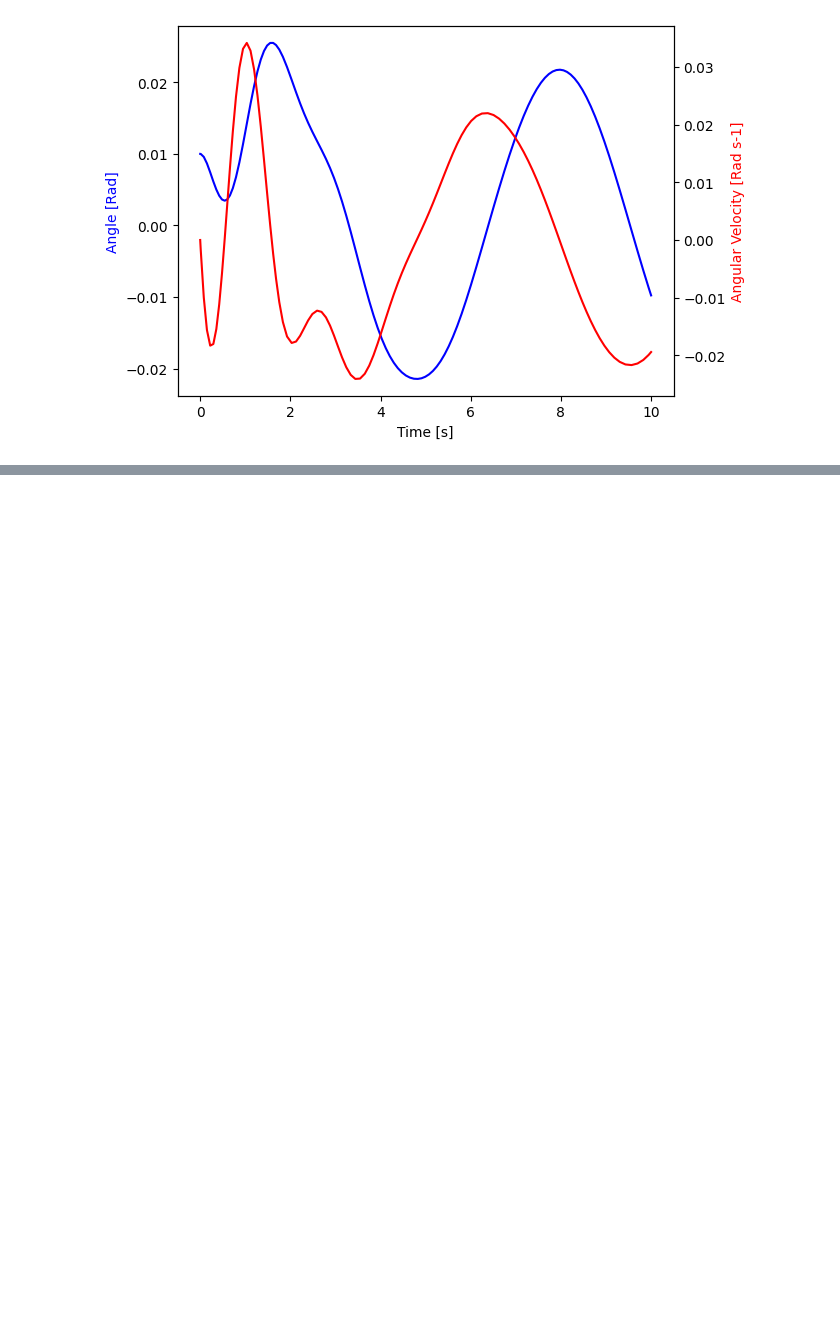
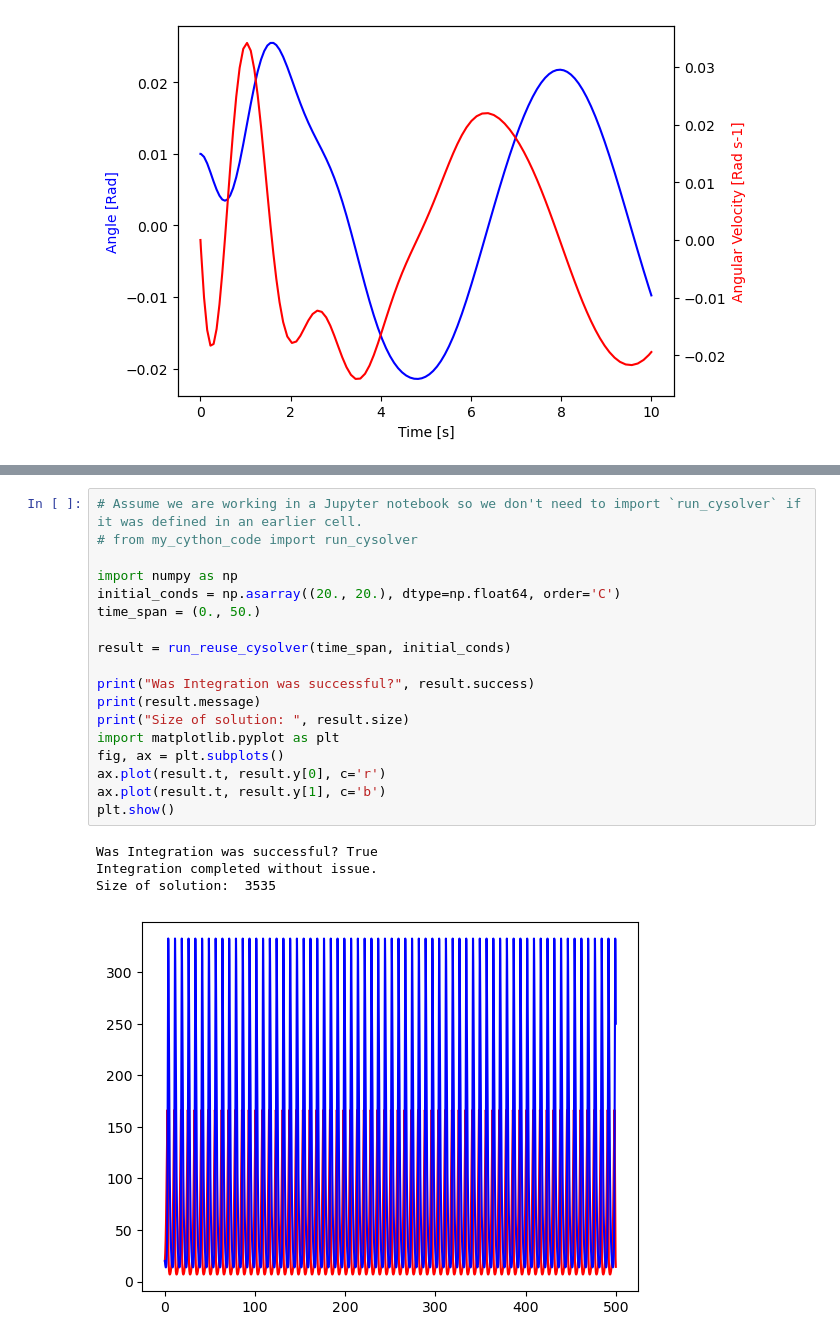
Before and after one commit to jrenaud90/CyRK, a Jupyter notebook: Demos/2 - Advanced CySolver Examples.ipynb, the cells around one changed output, grey strips where cells are left out. Drawn from its saved outputs; the diff is of its cells as text; blank space fills up the shorter version.

```diff
--- a/Demos/2 - Advanced CySolver Examples.ipynb
+++ b/Demos/2 - Advanced CySolver Examples.ipynb
@@ -391,0 +570,23 @@ plt.show()
+# %%
+# Assume we are working in a Jupyter notebook so we don't need to import `run_cysolver` if it was defined in an earlier cell.
+# from my_cython_code import run_cysolver
+
+import numpy as np
+initial_conds = np.asarray((20., 20.), dtype=np.float64, order='C')
+time_span = (0., 50.)
+
+result = run_reuse_cysolver(time_span, initial_conds)
+
+print("Was Integration was successful?", result.success)
+print(result.message)
+print("Size of solution: ", result.size)
+import matplotlib.pyplot as plt
+fig, ax = plt.subplots()
+ax.plot(result.t, result.y[0], c='r')
+ax.plot(result.t, result.y[1], c='b')
+plt.show()
+# %% [output]
+Was Integration was successful? True
+Integration completed without issue.
+Size of solution:  3535
+[figure, added]
```
Also changed, not shown: parts of 12 cells of this notebook, 12 other files.
